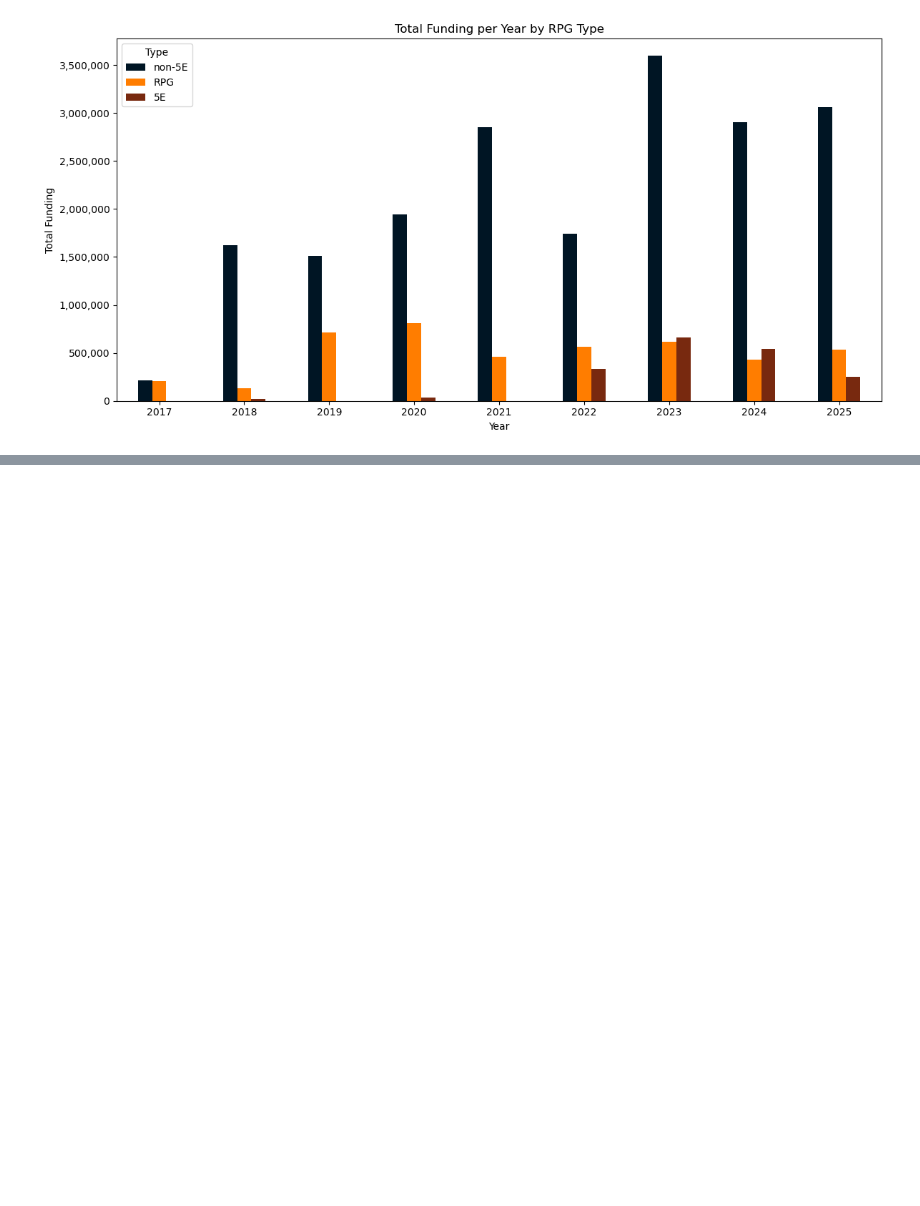
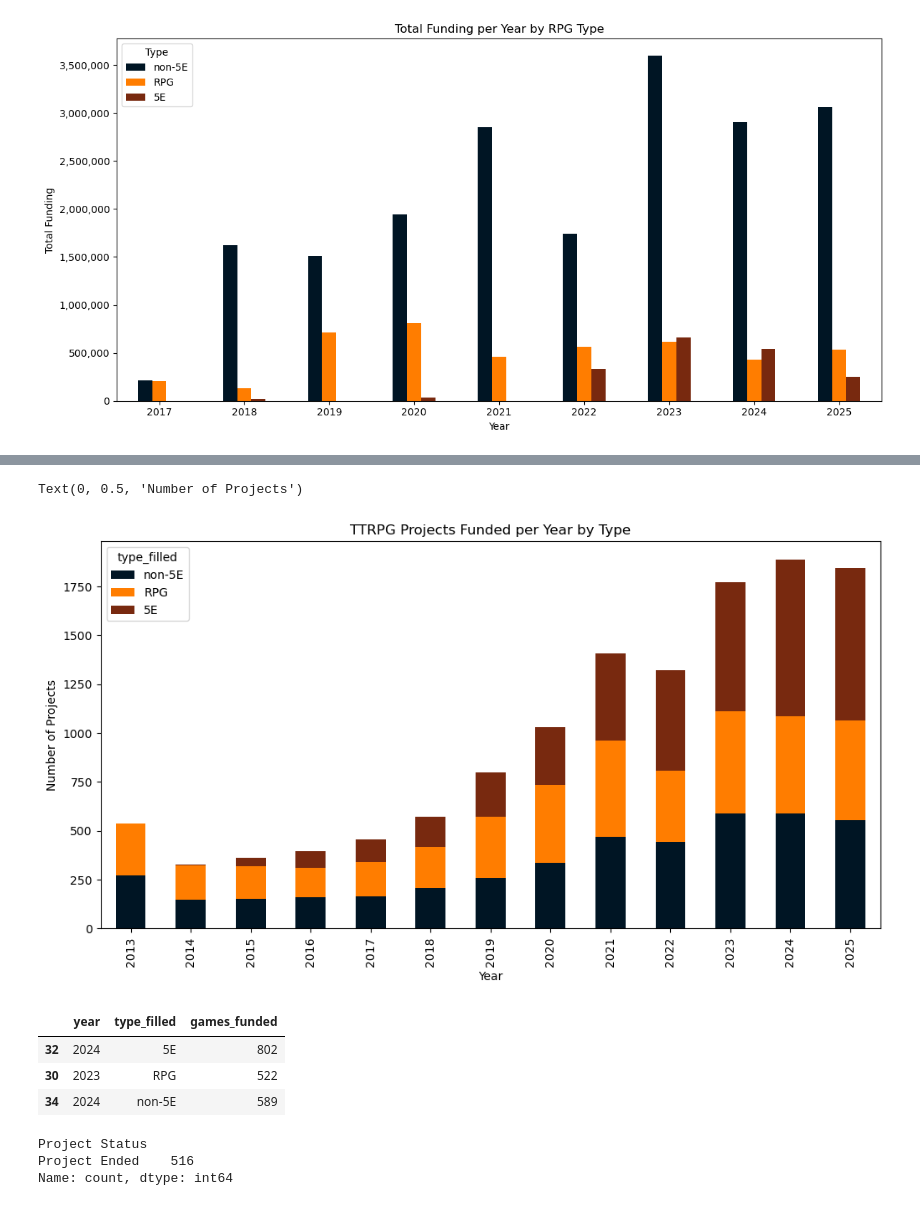
Before and after one commit to geradenhraba-cell/ttrpg-capstone, a Jupyter notebook: notebook/kickstarter.ipynb, the cells around one changed output, grey strips where cells are left out. Saved outputs shown, nothing was run; the diff lists cells and outputs as text; code cells hidden in the pictures; blank space fills up the shorter version.

Commit message:
project

```diff
--- a/notebook/kickstarter.ipynb
+++ b/notebook/kickstarter.ipynb
@@ -1522,0 +1633,11 @@ plt.show()
+# %%
+clean_df = ttrpg_all[
+    (~ttrpg_all["type_filled"].str.lower().isin(["unknown", "unk", "n/a", "na", "none"]))
+    & (ttrpg_all["type_filled"].str.strip() != "")]
+# %%
+games_per_year_type = (
+    clean_df
+    .groupby(["year", "type_filled"])
+    .size()
+    .reset_index(name="games_funded")
+    .sort_values(["year", "type_filled"]))
@@ -1522,0 +1664,37 @@ plt.show()
+# %%
+games_per_year_type_pivot = (
+    games_per_year_type
+    .pivot(index="year", columns="type_filled", values="games_funded")
+    .fillna(0)
+    .reindex(columns=type_order))
+# %%
+ax = games_per_year_type_pivot.plot(
+    kind="bar",
+    stacked=True,
+    figsize=(12, 6),
+    color=type_palette,
+    title="TTRPG Projects Funded per Year by Type")
+
+ax.set_xlabel("Year")
+ax.set_ylabel("Number of Projects")
+# %% [output]
+Text(0, 0.5, 'Number of Projects')
+[figure, added]
+# %%
+peak_year_by_type = (
+    games_per_year_type
+    .loc[games_per_year_type.groupby("type_filled")["games_funded"].idxmax()]
+    .sort_values("type_filled"))
+
+peak_year_by_type
+# %% [output]
+|  | year | type_filled | games_funded |
+| 32 | 2024 | 5E | 802 |
+| 30 | 2023 | RPG | 522 |
+| 34 | 2024 | non-5E | 589 |
+# %%
+gametable["Project Status"].value_counts()
+# %% [output]
+Project Status
+Project Ended    516
+Name: count, dtype: int64
```
Also changed, not shown: parts of 19 cells of this notebook, 2 other files.
